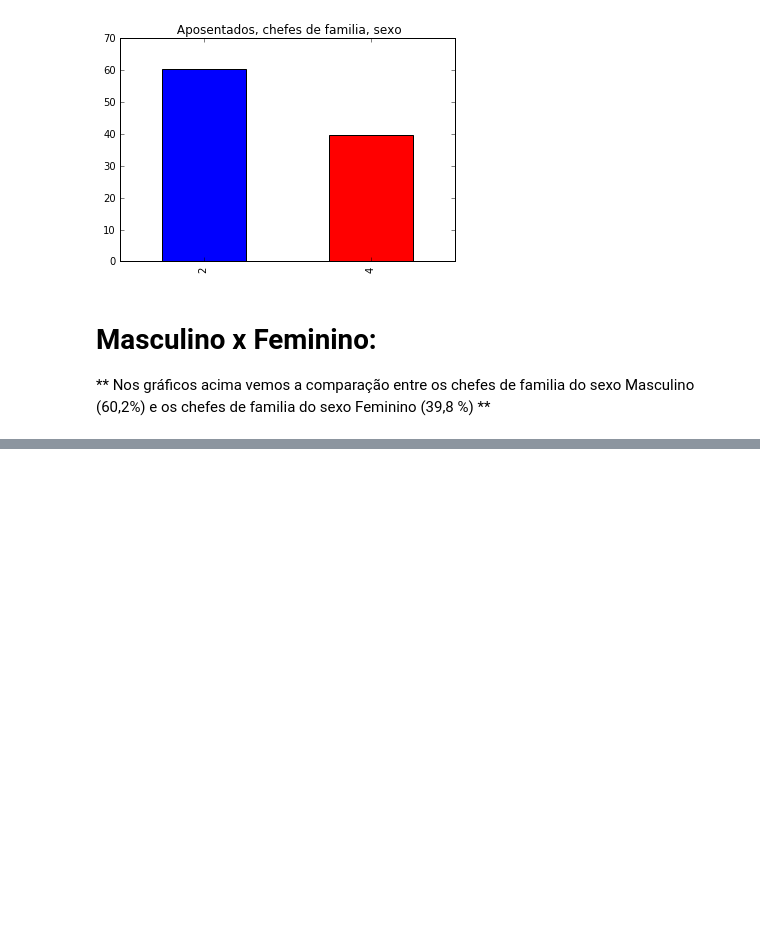
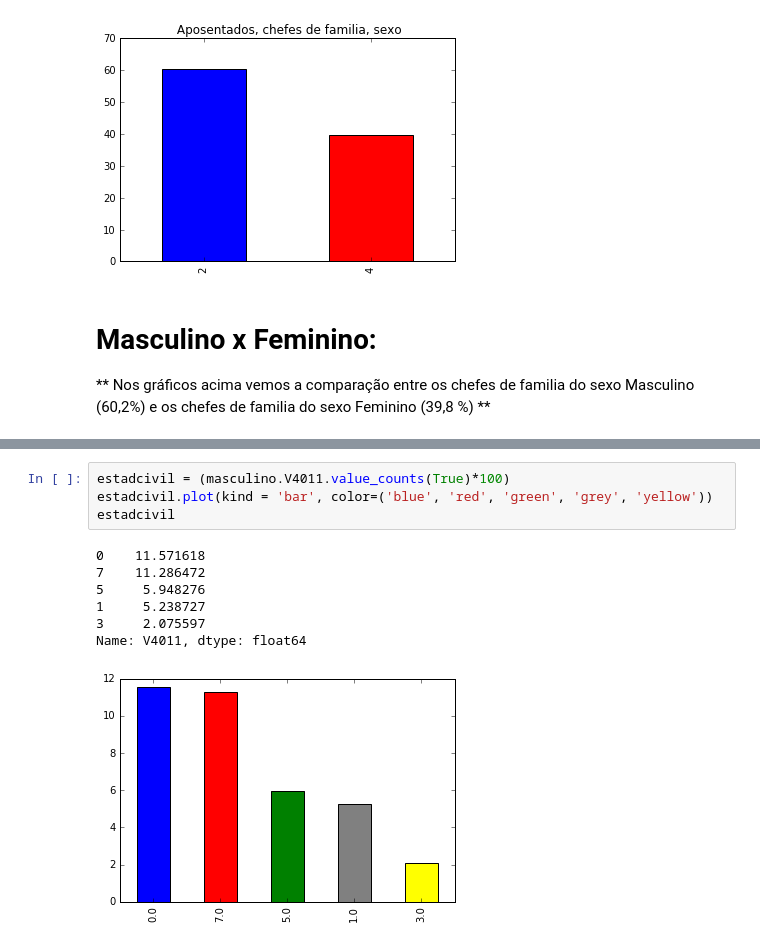
Before and after one commit to JoaoRezende/CD, a Jupyter notebook: Projeto1/Untitled.ipynb, the cells around one changed output, grey strips where cells are left out. Drawn from its saved outputs; the diff is of its cells as text; blank space fills up the shorter version.

```diff
--- a/Projeto1/Untitled.ipynb
+++ b/Projeto1/Untitled.ipynb
@@ -53,0 +60,12 @@ alfabetizacao2.plot(kind='bar', color=('blue', 'red'), legend=False, title=' Apo
+# %%
+estadcivil = (masculino.V4011.value_counts(True)*100)
+estadcivil.plot(kind = 'bar', color=('blue', 'red', 'green', 'grey', 'yellow'))
+estadcivil
+# %% [output]
+0    11.571618
+7    11.286472
+5     5.948276
+1     5.238727
+3     2.075597
+Name: V4011, dtype: float64
+[figure, added]
```
Also changed, not shown: parts of 5 cells of this notebook, 1 other file.
